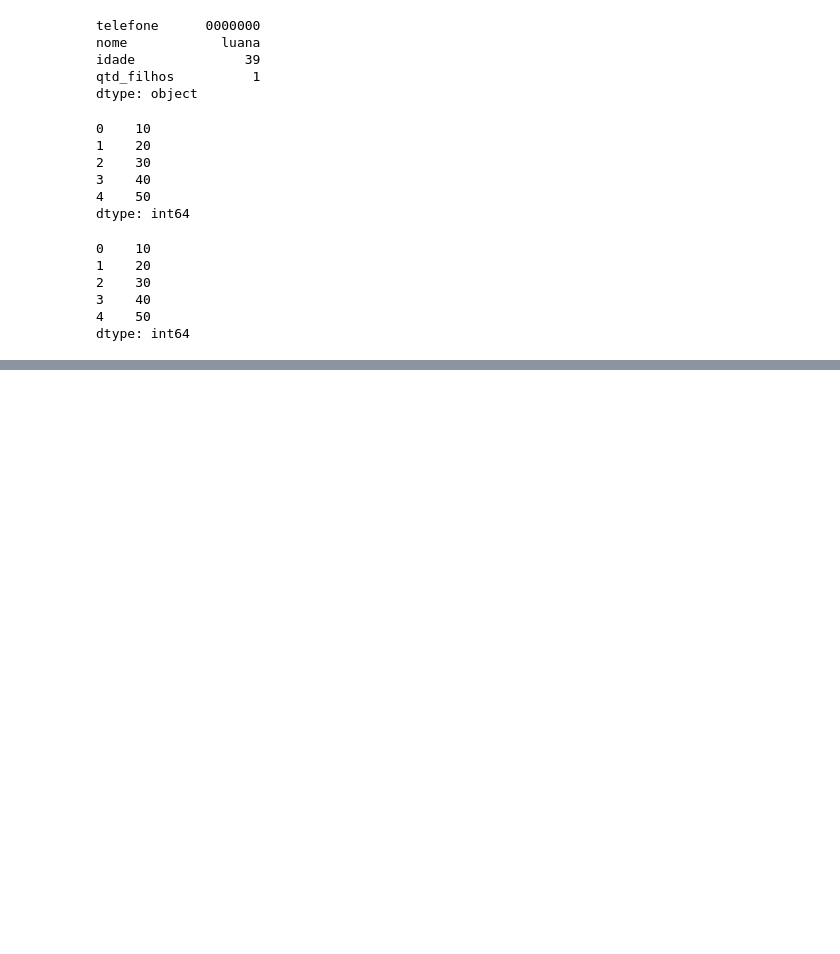
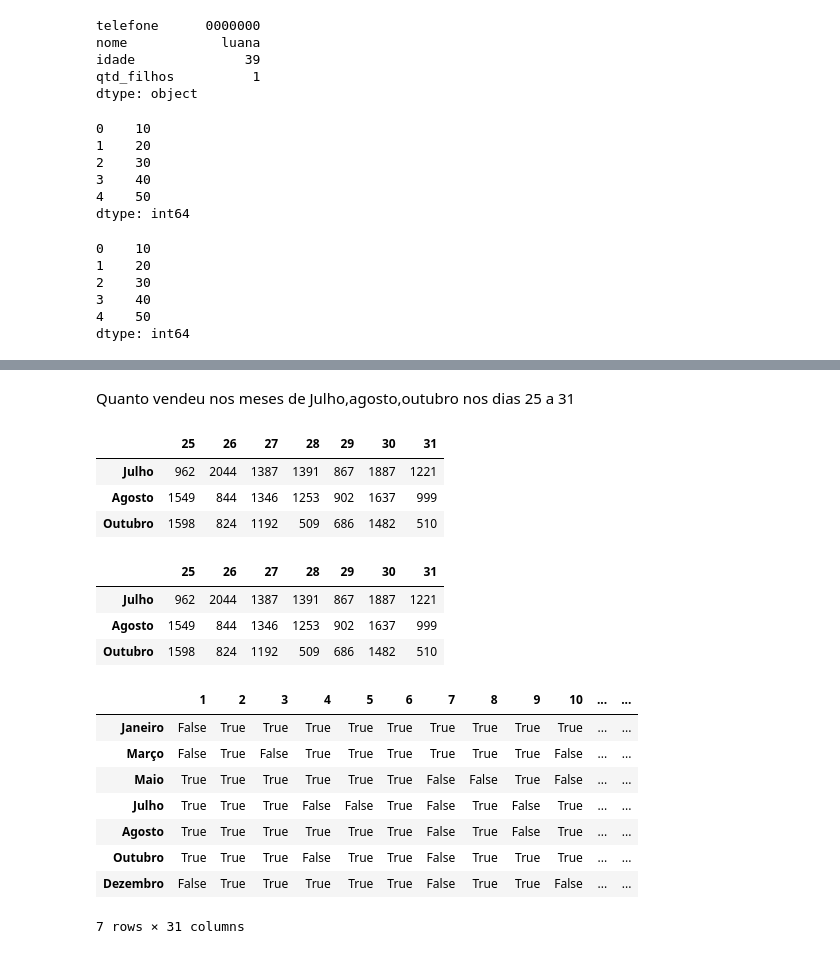
Before and after one commit to luhcrodrigues/Estudos_Python, a Jupyter notebook: Pandas.ipynb, the cells around one changed output, grey strips where cells are left out. Drawn from its saved outputs; the diff is of its cells as text; code cells hidden in the pictures; blank space fills up the shorter version.

```diff
--- a/Pandas.ipynb
+++ b/Pandas.ipynb
@@ -60,0 +337,18 @@ dtype: int64
+# %% [markdown]
+Quanto vendeu nos meses de Julho,agosto,outubro nos dias 25 a 31
+# %%
+#mais de uma linha e colunas,inseiri listas,pesquisar pelos nomes
+df4.loc[['Julho','Agosto','Outubro'],[25,26,27,28,29,30,31]]
+# %% [output]
+|  | 25 | 26 | 27 | 28 | 29 | 30 | 31 |
+| Julho | 962 | 2044 | 1387 | 1391 | 867 | 1887 | 1221 |
+| Agosto | 1549 | 844 | 1346 | 1253 | 902 | 1637 | 999 |
+| Outubro | 1598 | 824 | 1192 | 509 | 686 | 1482 | 510 |
+# %%
+#faz a busca pelos indices numericos de colunas e linhas
+df4.iloc[[3,4,5],[24,25,26,27,28,29,30]]
+# %% [output]
+|  | 25 | 26 | 27 | 28 | 29 | 30 | 31 |
+| Julho | 962 | 2044 | 1387 | 1391 | 867 | 1887 | 1221 |
+| Agosto | 1549 | 844 | 1346 | 1253 | 902 | 1637 | 999 |
+| Outubro | 1598 | 824 | 1192 | 509 | 686 | 1482 | 510 |
@@ -60,0 +359,13 @@ dtype: int64
+# %%
+#traz em valores boleanos
+df4>1000
+# %% [output]
+|  | 1 | 2 | 3 | 4 | 5 | 6 | 7 | 8 | 9 | 10 | ... | ... |
+| Janeiro | False | True | True | True | True | True | True | True | True | True | ... | ... |
+| Março | False | True | False | True | True | True | True | True | True | False | ... | ... |
+| Maio | True | True | True | True | True | True | False | False | True | False | ... | ... |
+| Julho | True | True | True | False | False | True | False | True | False | True | ... | ... |
+| Agosto | True | True | True | True | True | True | False | True | False | True | ... | ... |
+| Outubro | True | True | True | False | True | True | False | True | True | True | ... | ... |
+| Dezembro | False | True | True | True | True | True | False | True | True | False | ... | ... |
+7 rows × 31 columns
```
Also changed, not shown: parts of 60 cells of this notebook.
